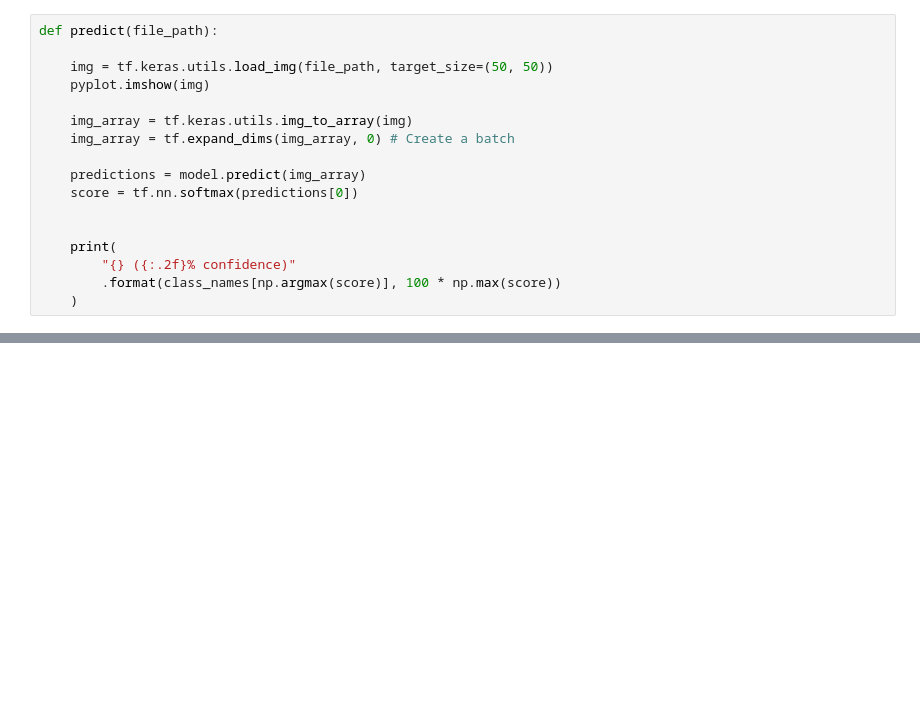
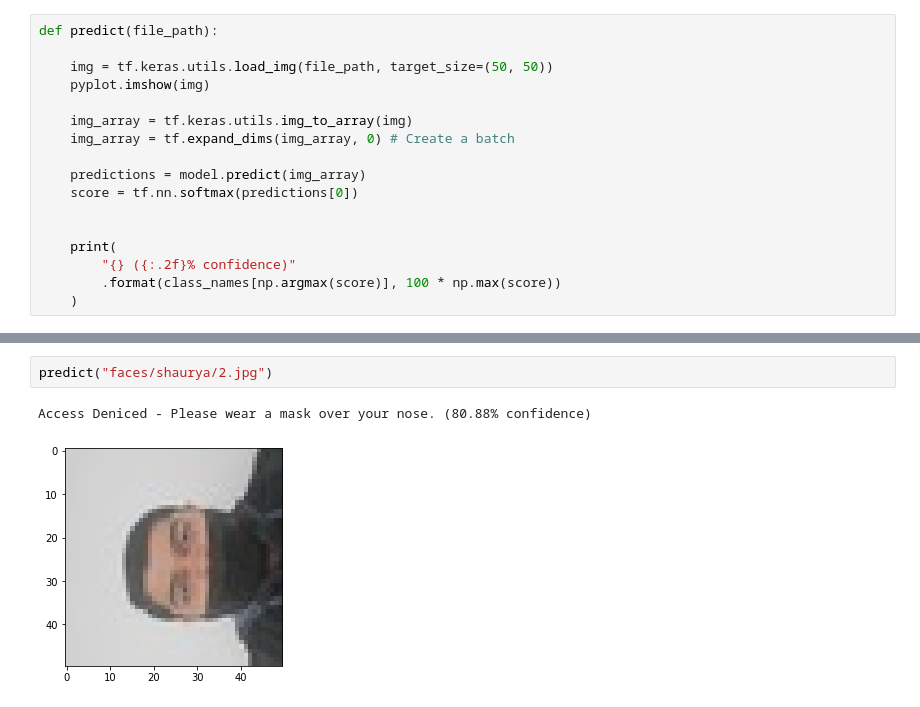
Before and after one commit to BenjaminAlpert/Face-Mask-Detection-Software, a Jupyter notebook: final-project.ipynb, the cells around one changed output, grey strips where cells are left out. Saved outputs shown, nothing was run; the diff lists cells and outputs as text; blank space fills up the shorter version.

```diff
--- a/final-project.ipynb
+++ b/final-project.ipynb
@@ -318,0 +312,5 @@ Access Denied - Please wear a mask (77.32% confidence)
+# %%
+predict("faces/shaurya/2.jpg")
+# %% [output]
+Access Deniced - Please wear a mask over your nose. (80.88% confidence)
+[figure, added]
```
Also changed, not shown: parts of 16 cells of this notebook, 9 other files.
